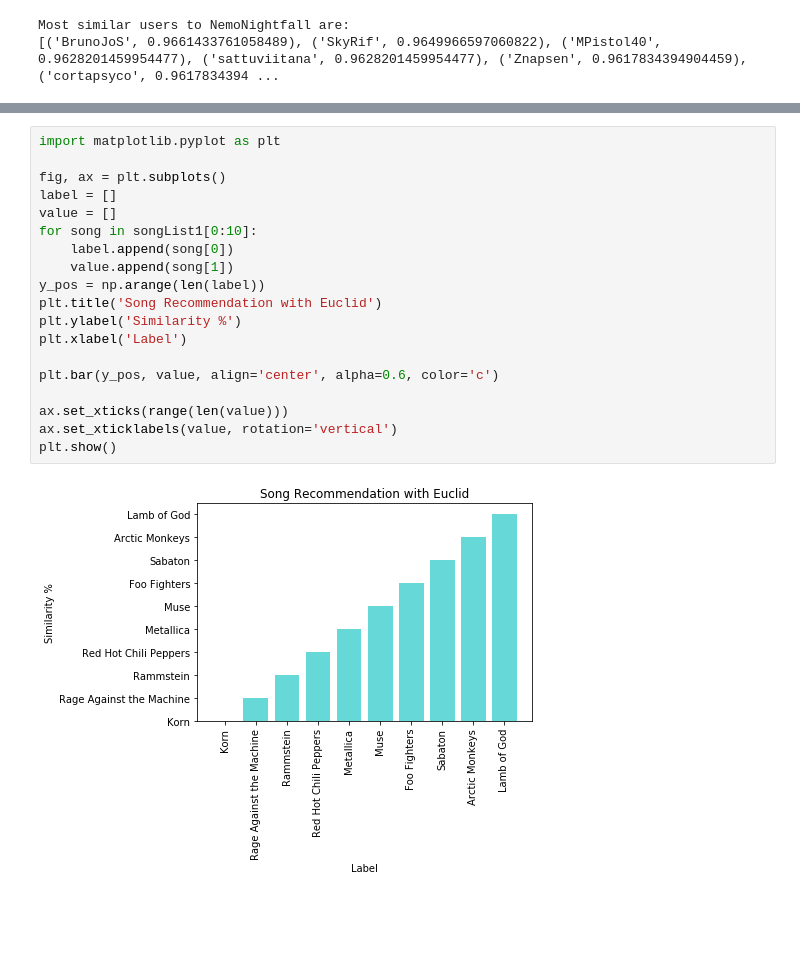
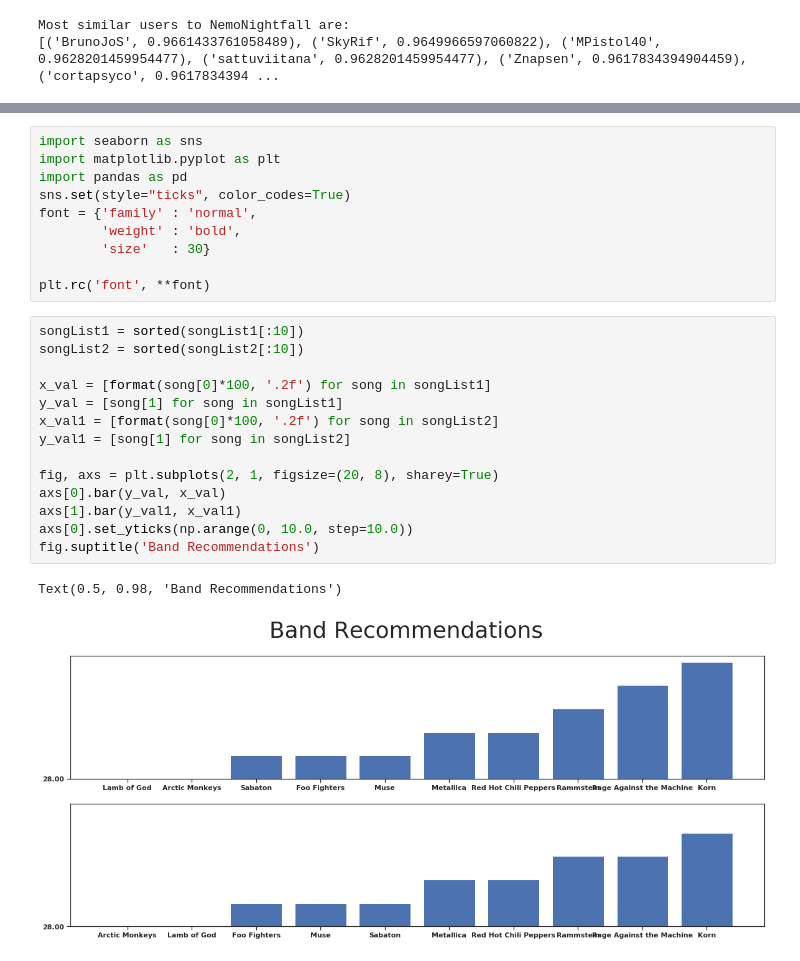
Before and after one commit to JaninaMattes/data-mining-pattern-recogntion, a Jupyter notebook: src/porj2_recommender_system/model/VersuchRecommenderSystem.ipynb, the cells around one changed output, grey strips where cells are left out. Saved outputs shown, nothing was run; the diff lists cells and outputs as text; blank space fills up the shorter version.

Commit message:
src: Add analysis for recommendations of fm api

```diff
--- a/src/porj2_recommender_system/model/VersuchRecommenderSystem.ipynb
+++ b/src/porj2_recommender_system/model/VersuchRecommenderSystem.ipynb
@@ -599,24 +599,30 @@ pp.pprint('Recommendet songs for {} are: \n{}'.format(user, songDict2))
  "Power'), (0.03999999999999998, 'Beach House'), (0.03999999999999998, "
  "'Bayside'), (0.03999999999999998, 'Atoms for Peace'), (0.03999999999999998, "
  "'AFI')]")
-# %%
-import matplotlib.pyplot as plt
-
-fig, ax = plt.subplots()
-label = []
-value = []
-for song in songList1[0:10]:
-    label.append(song[0])
-    value.append(song[1])
-y_pos = np.arange(len(label))
-plt.title('Song Recommendation with Euclid')
-plt.ylabel('Similarity %')
-plt.xlabel('Label')
-
-plt.bar(y_pos, value, align='center', alpha=0.6, color='c')
-
-ax.set_xticks(range(len(value)))
-ax.set_xticklabels(value, rotation='vertical')
-plt.show()
-# %% [output]
-[figure, removed]
+# %%
+import seaborn as sns
+import matplotlib.pyplot as plt
+import pandas as pd
+sns.set(style="ticks", color_codes=True)
+font = {'family' : 'normal',
+        'weight' : 'bold',
+        'size'   : 30}
+
+plt.rc('font', **font)
+# %%
+songList1 = sorted(songList1[:10])
+songList2 = sorted(songList2[:10])
+
+x_val = [format(song[0]*100, '.2f') for song in songList1]
+y_val = [song[1] for song in songList1]
+x_val1 = [format(song[0]*100, '.2f') for song in songList2]
+y_val1 = [song[1] for song in songList2]
+
+fig, axs = plt.subplots(2, 1, figsize=(20, 8), sharey=True)
+axs[0].bar(y_val, x_val)
+axs[1].bar(y_val1, x_val1)
+axs[0].set_yticks(np.arange(0, 10.0, step=10.0))
+fig.suptitle('Band Recommendations')
+# %% [output]
+Text(0.5, 0.98, 'Band Recommendations')
+[figure, added]
```
Also changed, not shown: parts of 3 cells of this notebook.
